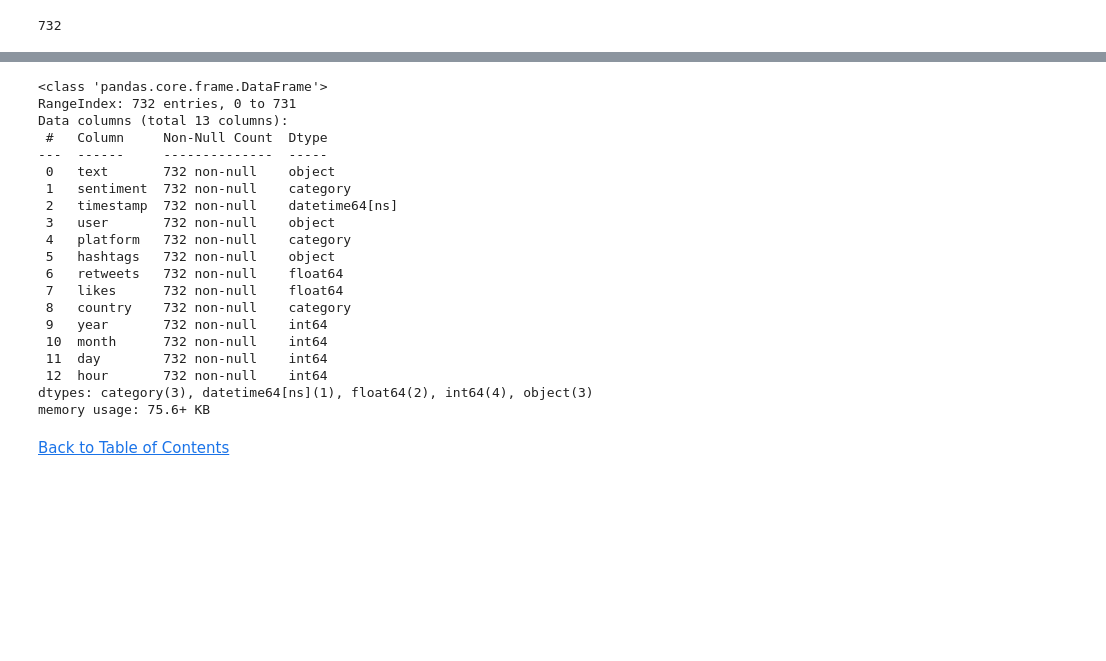
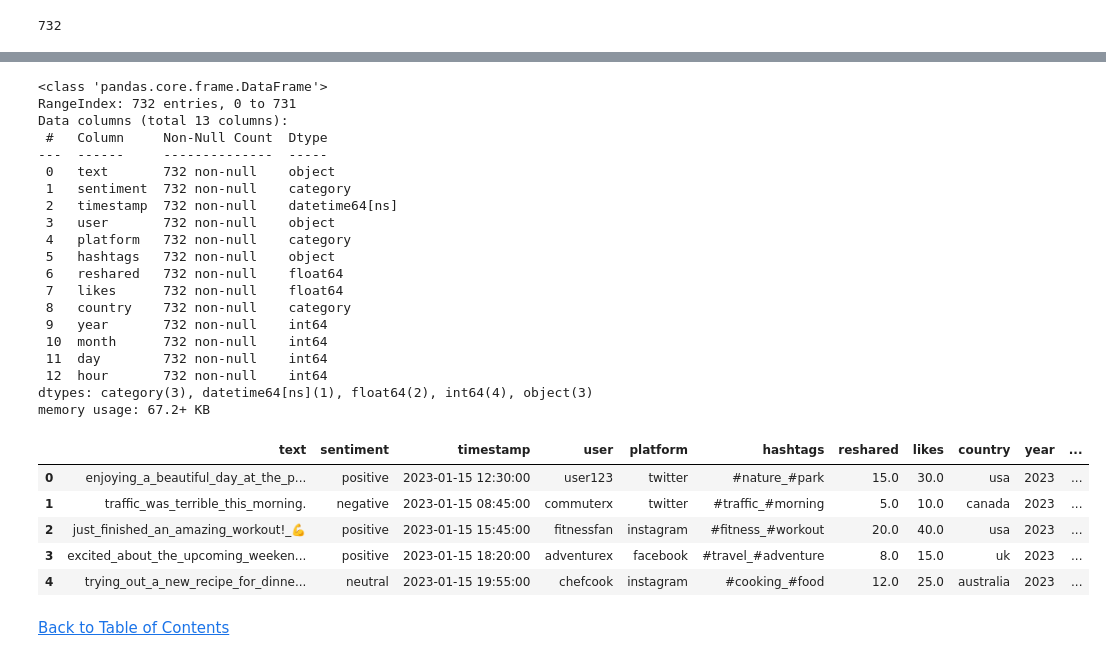
Before and after one commit to jasondo-da/Social_Media_Analysis, a Jupyter notebook: Social Media Sentiments Analysis.ipynb, the cells around one changed output, grey strips where cells are left out. Saved outputs shown, nothing was run; the diff lists cells and outputs as text; code cells hidden in the pictures; blank space fills up the shorter version.

```diff
--- a/Social Media Sentiments Analysis.ipynb
+++ b/Social Media Sentiments Analysis.ipynb
@@ -197,0 +296,6 @@ sm['user'] = sm['user'].str.lower()
+# %%
+# Lowering the user column to snakecase format and removing spaces that are not needed
+
+sm['user'] = sm['user'].str.lower()
+sm['user'] = sm['user'].apply(lambda x: x.rstrip()).apply(lambda x: x.lstrip())
+sm['user'].unique()
@@ -198,5 +327,7 @@ sm['user'] = sm['user'].str.lower()
 # %%
-# Lowering the platform column to snakecase format
+# Lowering the platform column to snakecase format and fixing spacing typos
 
 sm['platform'] = sm['platform'].str.lower()
+sm['platform'] = sm['platform'].apply(lambda x: x.strip())
 sm['platform'] = sm['platform'].astype('category')
+sm['platform'].unique()
@@ -203,5 +359,7 @@ sm['platform'] = sm['platform'].astype('category')
 # %%
-# Lowering the hashtags column to snakecase format
+# Lowering the hashtags column to snakecase format and removing spaces that are not needed
 
 sm['hashtags'] = sm['hashtags'].str.lower()
-sm['hashtags'] = sm['hashtags']
+sm['hashtags'] = sm['hashtags'].apply(lambda x: x.rstrip()).apply(lambda x: x.lstrip())
+sm['hashtags'] = sm['hashtags'].apply(lambda x: x.replace(' ', '_'))
+sm['hashtags'].unique()
@@ -208,5 +406,8 @@ sm['hashtags'] = sm['hashtags']
 # %%
-# Lowering the country column to snakecase format
+# Lowering the country column to snakecase format and removing spaces
 
 sm['country'] = sm['country'].str.lower()
+sm['country'] = sm['country'].apply(lambda x: x.rstrip()).apply(lambda x: x.lstrip())
+sm['country'] = sm['country'].apply(lambda x: x.replace(' ', '_'))
 sm['country'] = sm['country'].astype('category')
+sm['country'].unique()
@@ -227,28 +418,35 @@ sm.head(10)
 # %%
 sm.info()
+sm.head()
 
-# Memory usage has decreased from 85.9kb to 75.6kb
+# Memory usage has decreased from 85.9kb to 67.2kb
 # %% [output]
 <class 'pandas.core.frame.DataFrame'>
 RangeIndex: 732 entries, 0 to 731
 Data columns (total 13 columns):
  #   Column     Non-Null Count  Dtype
 ---  ------     --------------  -----
  0   text       732 non-null    object
  1   sentiment  732 non-null    category
  2   timestamp  732 non-null    datetime64[ns]
  3   user       732 non-null    object
  4   platform   732 non-null    category
  5   hashtags   732 non-null    object
- 6   retweets   732 non-null    float64
+ 6   reshared   732 non-null    float64
  7   likes      732 non-null    float64
  8   country    732 non-null    category
  9   year       732 non-null    int64
  10  month      732 non-null    int64
  11  day        732 non-null    int64
  12  hour       732 non-null    int64
 dtypes: category(3), datetime64[ns](1), float64(2), int64(4), object(3)
-memory usage: 75.6+ KB
+memory usage: 67.2+ KB
+|  | text | sentiment | timestamp | user | platform | hashtags | reshared | likes | country | year | ... |
+| 0 | enjoying_a_beautiful_day_at_the_p... | positive | 2023-01-15 12:30:00 | user123 | twitter | #nature_#park | 15.0 | 30.0 | usa | 2023 | ... |
+| 1 | traffic_was_terrible_this_morning. | negative | 2023-01-15 08:45:00 | commuterx | twitter | #traffic_#morning | 5.0 | 10.0 | canada | 2023 | ... |
+| 2 | just_finished_an_amazing_workout!_💪 | positive | 2023-01-15 15:45:00 | fitnessfan | instagram | #fitness_#workout | 20.0 | 40.0 | usa | 2023 | ... |
+| 3 | excited_about_the_upcoming_weeken... | positive | 2023-01-15 18:20:00 | adventurex | facebook | #travel_#adventure | 8.0 | 15.0 | uk | 2023 | ... |
+| 4 | trying_out_a_new_recipe_for_dinne... | neutral | 2023-01-15 19:55:00 | chefcook | instagram | #cooking_#food | 12.0 | 25.0 | australia | 2023 | ... |
 # %% [markdown]
 [Back to Table of Contents](#back)
 # %% [markdown]
```
Also changed, not shown: parts of 21 cells of this notebook.
